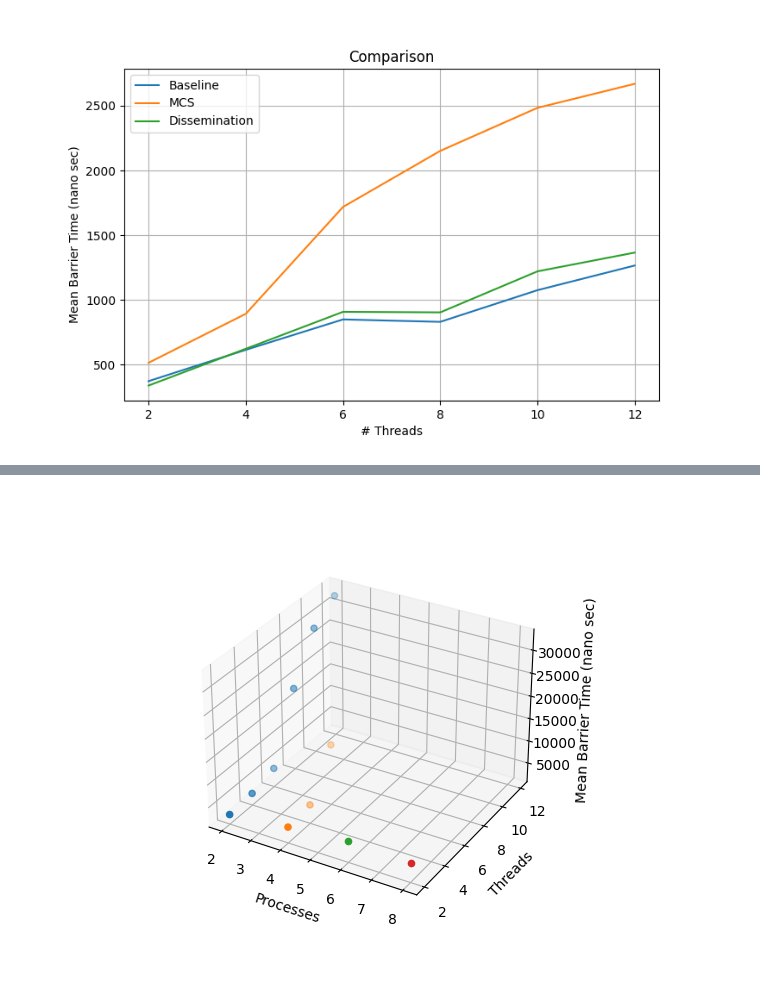
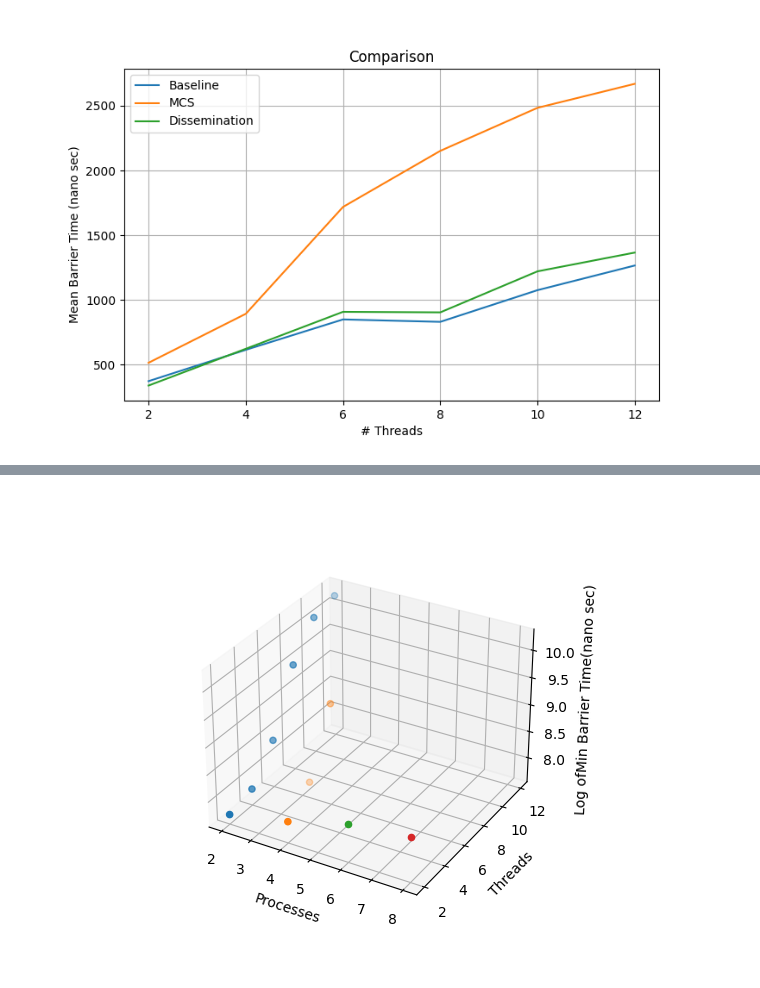
Before and after one commit to AdwaitB/cs6210, a Jupyter notebook: p2/python-analysis/analysis.ipynb, the cells around one changed output, grey strips where cells are left out. Cells and saved outputs as stored; diff of their text form; code cells hidden in the pictures.

Commit message:
extended 3d plots

```diff
--- a/p2/python-analysis/analysis.ipynb
+++ b/p2/python-analysis/analysis.ipynb
@@ -148,20 +148,18 @@ combined_data = [
 ]
 combined = pd.DataFrame(combined_data, columns=["Processes", "Threads", "Min Barrier Time", "Mean Barrier Time"]);
 # %%
-def plot_combined_log():
+def plot_combined_log(column):
     plot = plt.figure()
     plot = plt.axes(projection='3d')
 
     for num_proc in range(2, 11, 2):
         X = combined["Processes"][combined["Processes"] == num_proc]
         Y = combined["Threads"][combined["Processes"] == num_proc]
-        Z = np.log(combined["Mean Barrier Time"][combined["Processes"] == num_proc]*10)
+        Z = np.log(combined[column][combined["Processes"] == num_proc]*10)
 
         plot.scatter3D(X, Y, Z)
 
     plot.set_xlabel('Processes')
     plot.set_ylabel('Threads')
-    plot.set_zlabel('Log of Mean Barrier Time (nano sec)')
+    plot.set_zlabel("Log of" + column + '(nano sec)')
     plt.show()
-
-plot_combined_log()
@@ -175,15 +171,15 @@ def plot_combined():
     for num_proc in range(2, 11, 2):
         X = combined["Processes"][combined["Processes"] == num_proc]
         Y = combined["Threads"][combined["Processes"] == num_proc]
-        Z = combined["Mean Barrier Time"][combined["Processes"] == num_proc]*10
+        Z = combined[column][combined["Processes"] == num_proc]*10
 
         plot.scatter3D(X, Y, Z)
 
     plot.set_xlabel('Processes')
     plot.set_ylabel('Threads')
-    plot.set_zlabel('Mean Barrier Time (nano sec)')
+    plot.set_zlabel(column + '(nano sec)')
     plt.show()
-
-plot_combined()
-# %% [output]
-[figure, removed]
+# %%
+plot_combined_log("Min Barrier Time")
+# %% [output]
+[figure, added]
```
Also changed, not shown: parts of 2 cells of this notebook.
